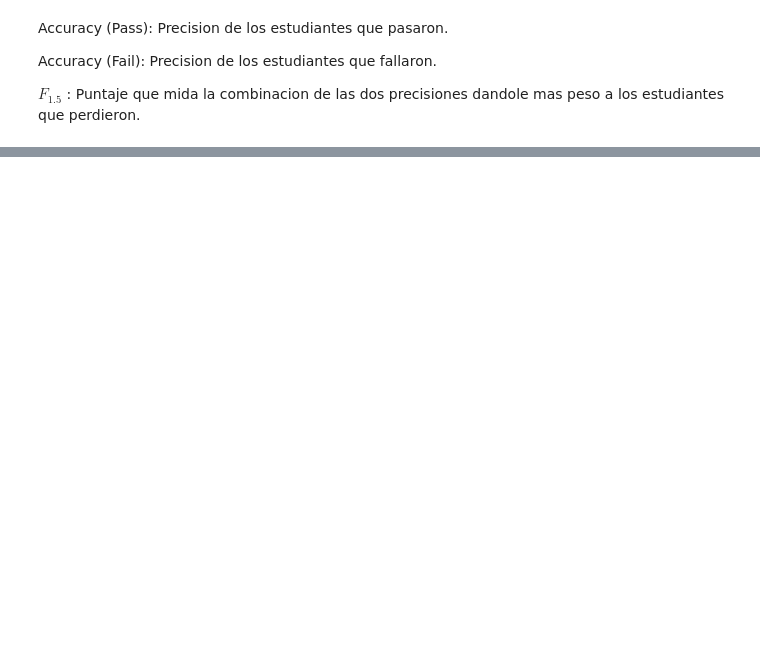
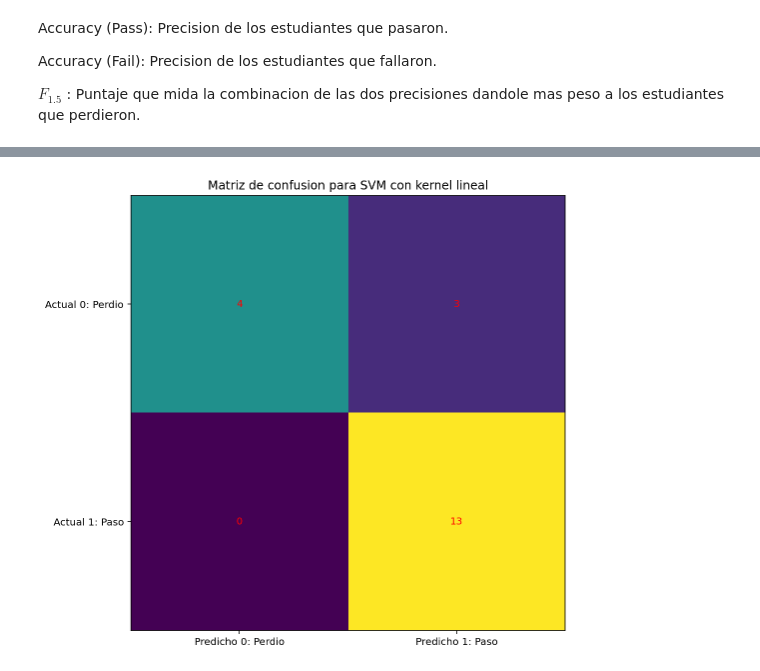
Before and after one commit to juanis2112/capstone2020, a Jupyter notebook: datos_prueba/Modelo_Estadistico.ipynb, the cells around one changed output, grey strips where cells are left out. Saved outputs shown, nothing was run; the diff lists cells and outputs as text; code cells hidden in the pictures; blank space fills up the shorter version.

Commit message:
Modelos SVM terminados. Falta pulir modelos.

```diff
--- a/datos_prueba/Modelo_Estadistico.ipynb
+++ b/datos_prueba/Modelo_Estadistico.ipynb
@@ -411,0 +435,5 @@ $F_{1.5}$ : Puntaje que mida la combinacion de las dos precisiones dandole mas p
+# %%
+# training the models
+cls_lin.fit(X_train,y_train)
+cls_poly.fit(X_train,y_train)
+cls_rbf.fit(X_train,y_train)
@@ -411,0 +445,13 @@ $F_{1.5}$ : Puntaje que mida la combinacion de las dos precisiones dandole mas p
+# %%
+# Predict the rsponse
+pred_lin = cls_lin.predict(X_test)
+print("Accuracy lin_SVM: ",accuracy_score(y_test,pred_lin))
+#print("Precision lin_SVM:",y_test,pred_lin)
+#
+pred_poly = cls_poly.predict(X_test)
+print("Accuracy poly_SVM: ",accuracy_score(y_test,pred_poly))
+#print("Precision poly_SVM:",y_test,pred_poly)
+#
+pred_rbf = cls_rbf.predict(X_test)
+print("Accuracy rbf_SVM: ",accuracy_score(y_test,pred_rbf))
+#print("Precision rbf_SVM:",y_test,pred_rbf)
@@ -411,0 +464,14 @@ $F_{1.5}$ : Puntaje que mida la combinacion de las dos precisiones dandole mas p
+# %%
+# Matrices de confusion
+cm_lin = confusion_matrix(y_test,pred_lin, labels=[0,1])
+cm_poly = confusion_matrix(y_test,pred_poly, labels=[0,1])
+cm_rbf = confusion_matrix(y_test, pred_rbf, labels=[0,1])
+# Reportes de clasificacion
+print("Reporte linear SVM:")
+print(classification_report(y_test,pred_lin))
+#
+print("Reporte polinomial SVM:")
+print(classification_report(y_test,pred_lin))
+#
+print("Reporte SVM con kernel RBF:")
+print(classification_report(y_test,pred_lin))
@@ -411,0 +496,15 @@ $F_{1.5}$ : Puntaje que mida la combinacion de las dos precisiones dandole mas p
+# %%
+# Grafica para SVM lineal
+fig, ax = plt.subplots(figsize=(8, 8))
+ax.imshow(cm)
+ax.grid(False)
+ax.xaxis.set(ticks=(0, 1), ticklabels=('Predicho 0: Perdio', 'Predicho 1: Paso'))
+ax.yaxis.set(ticks=(0, 1), ticklabels=('Actual 0: Perdio', 'Actual 1: Paso'))
+ax.set_ylim(1.5, -0.5)
+for i in range(2):
+    for j in range(2):
+        ax.text(j, i, cm_lin[i, j], ha='center', va='center', color='red')
+plt.title("Matriz de confusion para SVM con kernel lineal")
+plt.show()
+# %% [output]
+[figure, added]
```
Also changed, not shown: parts of 40 cells of this notebook.
